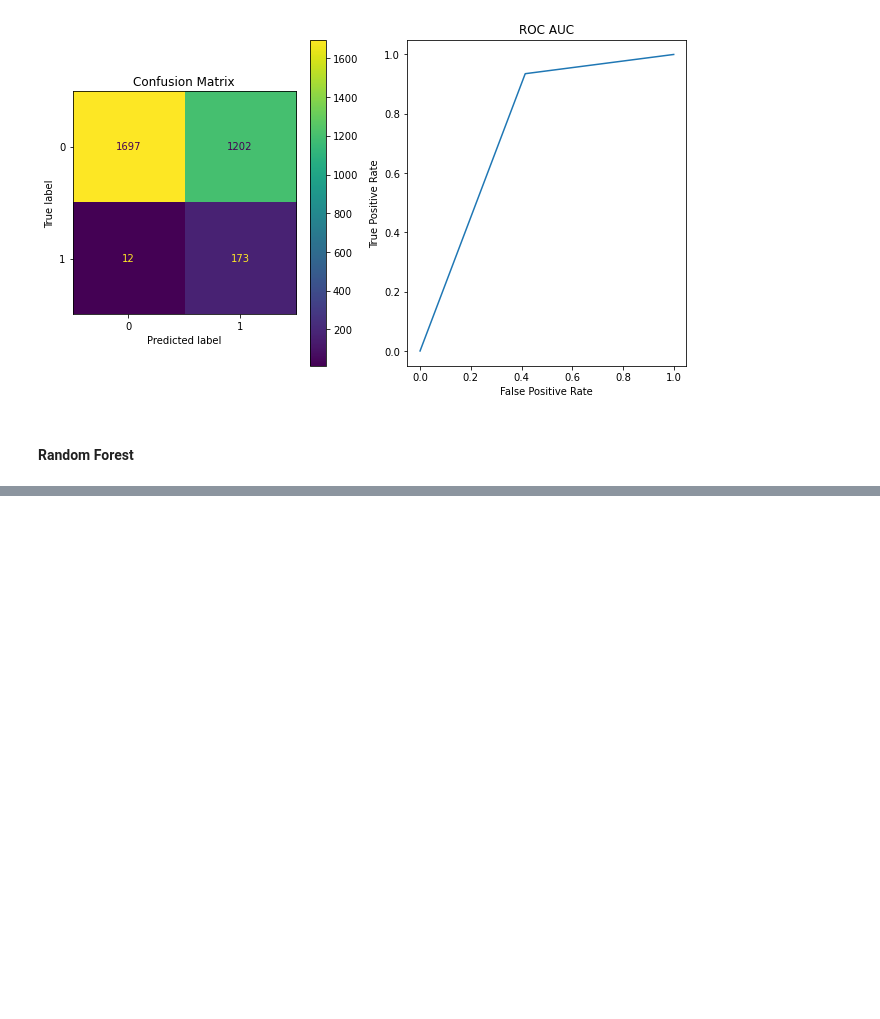
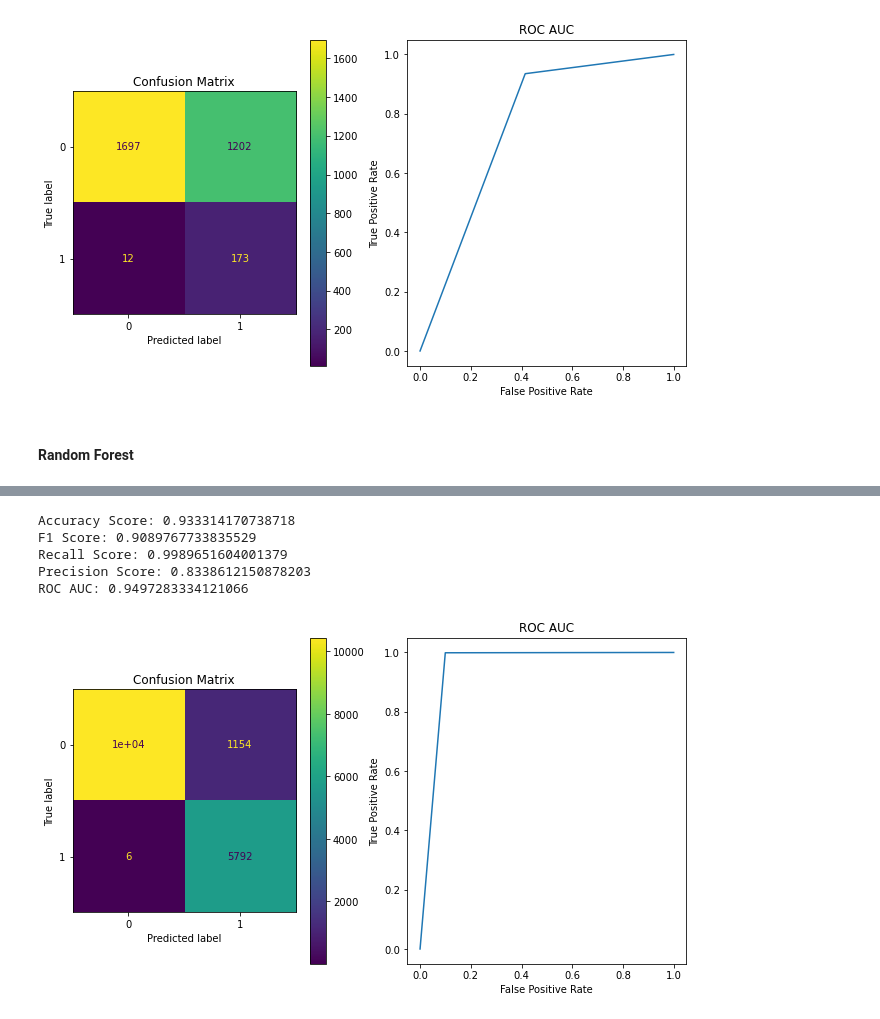
Before and after one commit to MohammadRouintan/Vehicle-Insurance-Claim-Fraud-Detection-Classification, a Jupyter notebook: VehicleInsuranceCLASSIFICATION.ipynb, the cells around one changed output, grey strips where cells are left out. Saved outputs shown, nothing was run; the diff lists cells and outputs as text; code cells hidden in the pictures; blank space fills up the shorter version.

```diff
--- a/VehicleInsuranceCLASSIFICATION.ipynb
+++ b/VehicleInsuranceCLASSIFICATION.ipynb
@@ -1053,0 +1084,2 @@ ROC AUC: 0.5128236204469387
+# %%
+knn_clf = make_pipeline(StandardScaler(), KNeighborsClassifier())
@@ -1053,0 +1091,9 @@ ROC AUC: 0.5128236204469387
+# %%
+analysis_model_with_train('knn_clf_over', knn_clf, x_over, y_over)
+# %% [output]
+Accuracy Score: 0.933314170738718
+F1 Score: 0.9089767733835529
+Recall Score: 0.9989651604001379
+Precision Score: 0.8338612150878203
+ROC AUC: 0.9497283334121066
+[figure, added]
```
Also changed, not shown: parts of 37 cells of this notebook.
